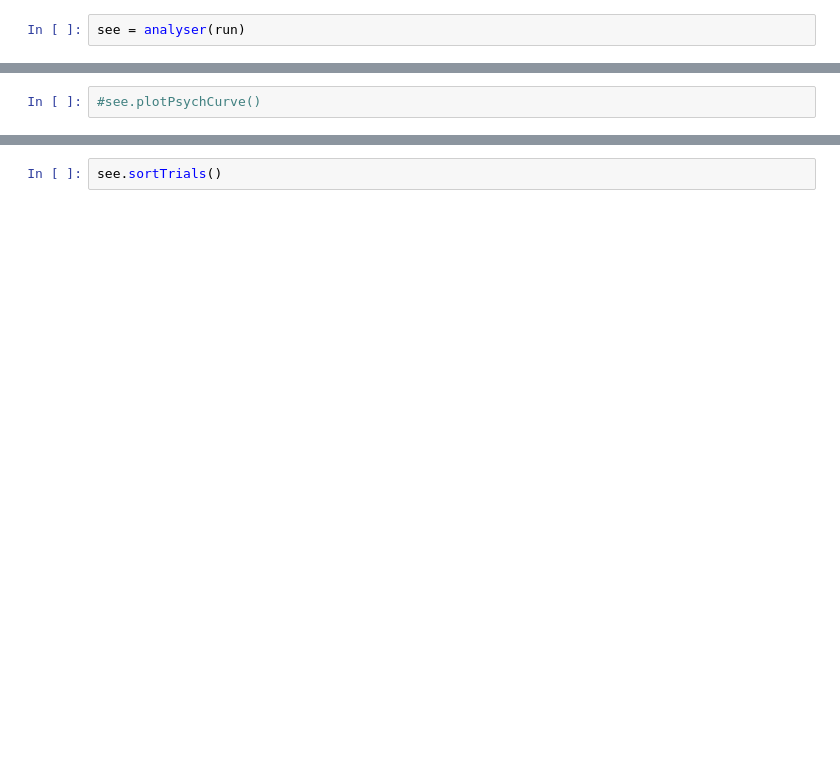
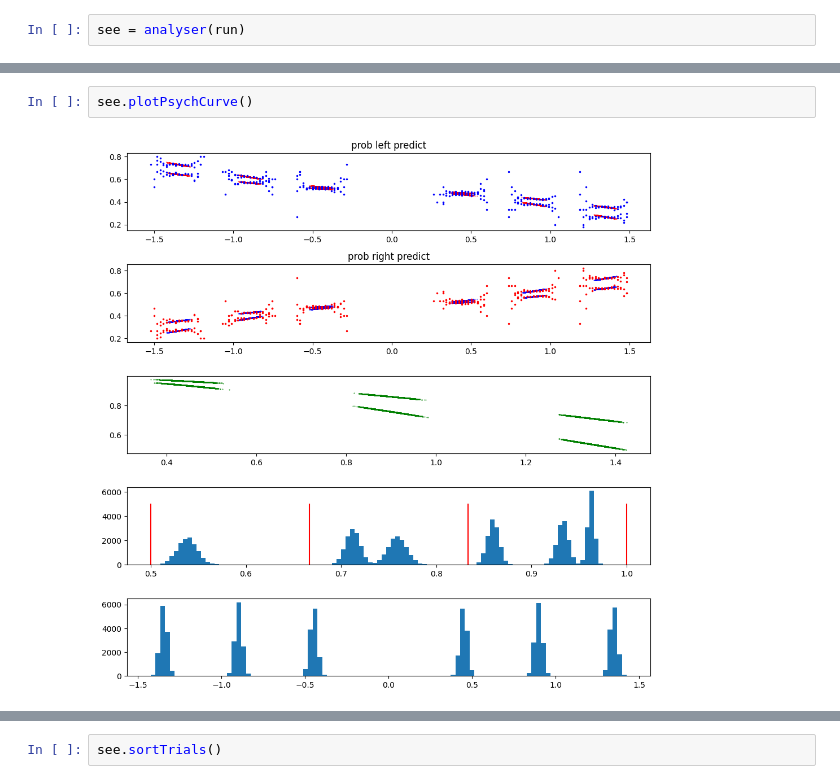
Before and after one commit to jshengen/OOPBinaryClassification, a Jupyter notebook: 3OutsObjectOriented.ipynb, the cells around one changed output, grey strips where cells are left out. Cells and saved outputs as stored; diff of their text form; blank space fills up the shorter version.

```diff
--- a/3OutsObjectOriented.ipynb
+++ b/3OutsObjectOriented.ipynb
@@ -1443,5 +1500,7 @@ see.plotTestResponse()
-# %%
-#see.plotPsychCurve()
+# %%
+see.plotPsychCurve()
+# %% [output]
+[figure, added]
 # %%
 see.analyseNetworkResponse()
 # %% [output]
```
Also changed, not shown: parts of 11 cells of this notebook.
